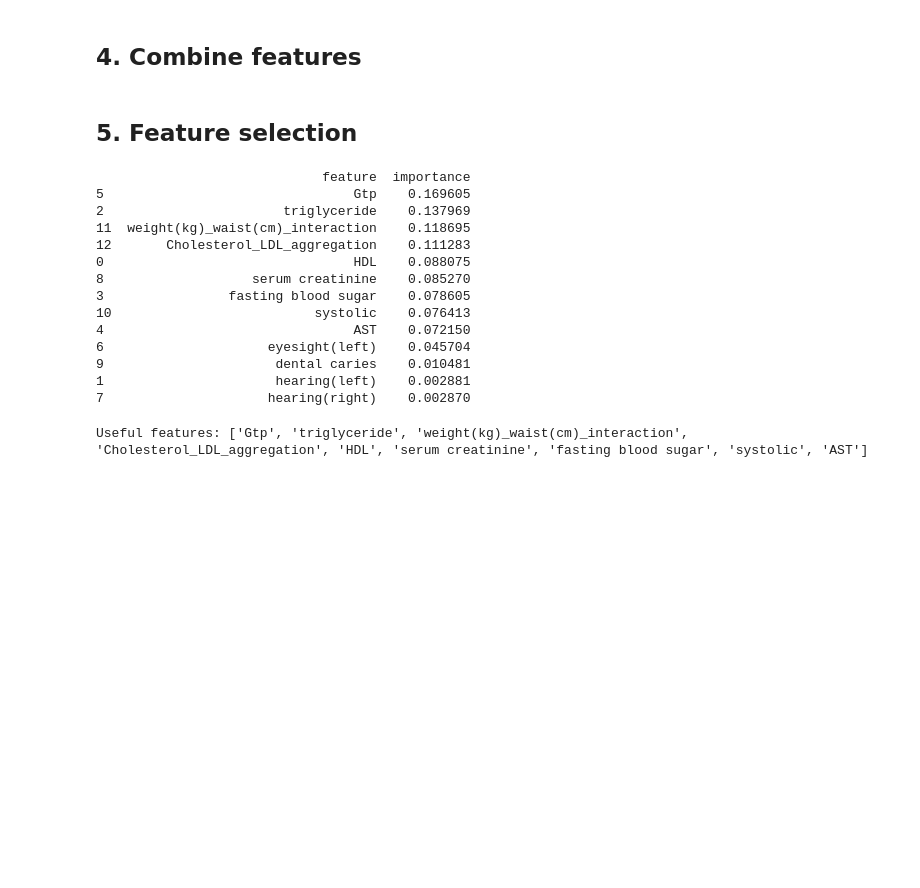
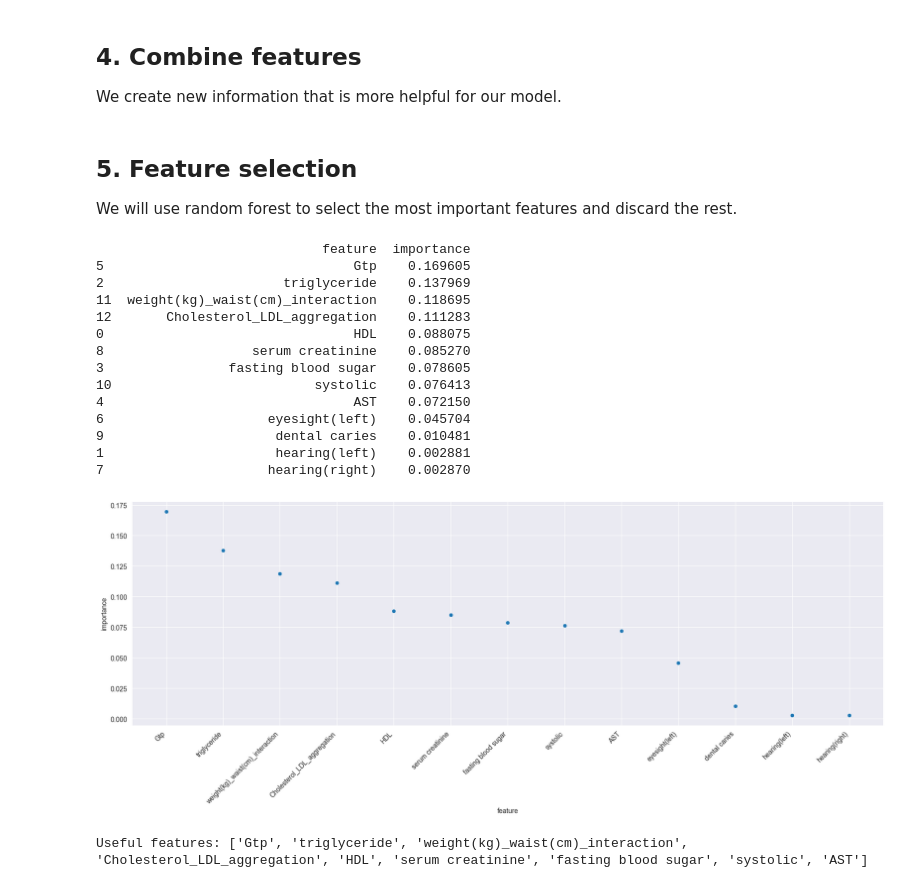
Before and after one commit to Tahker-w-tadmeer/ml3, a Jupyter notebook: explain.ipynb, the cells around one changed output. Saved outputs shown, nothing was run; the diff lists cells and outputs as text; code cells hidden in the pictures; blank space fills up the shorter version.

```diff
--- a/explain.ipynb
+++ b/explain.ipynb
@@ -58,5 +62,6 @@ plot_histograms(all_data, columns, 3)
 # %% [markdown]
 ## 4. Combine features
+We create new information that is more helpful for our model.
 # %%
 weight = "weight(kg)"
 waist = "waist(cm)"
@@ -73,6 +78,7 @@ columns.remove(cholesterol)
 columns.remove(ldl)
 # %% [markdown]
 ## 5. Feature selection
+We will use random forest to select the most important features and discard the rest.
 # %%
 from sklearn.ensemble import RandomForestClassifier
 
@@ -84,22 +89,31 @@ feature_importance = model.feature_importances_
 feature_importance = pd.DataFrame({'feature': columns, 'importance': feature_importance})
 feature_importance = feature_importance.sort_values(by='importance', ascending=False)
 # %%
+import seaborn as sns
+import matplotlib.pyplot as plt
+
 print(feature_importance)
+
+plt.figure(figsize=(20, 6))
+scatter_plot = sns.scatterplot(feature_importance, x='feature', y='importance')
+scatter_plot.set_xticklabels(scatter_plot.get_xticklabels(), rotation=45, ha='right')
+plt.show()
 # %% [output]
                              feature  importance
 5                                Gtp    0.169605
 2                       triglyceride    0.137969
 11  weight(kg)_waist(cm)_interaction    0.118695
 12       Cholesterol_LDL_aggregation    0.111283
 0                                HDL    0.088075
 8                   serum creatinine    0.085270
 3                fasting blood sugar    0.078605
 10                          systolic    0.076413
 4                                AST    0.072150
 6                     eyesight(left)    0.045704
 9                      dental caries    0.010481
 1                      hearing(left)    0.002881
 7                     hearing(right)    0.002870
+[figure, added]
 # %%
 threshold = 0.05
 useful_features = feature_importance[feature_importance['importance'] > threshold]['feature'].tolist()
```
Also changed, not shown: parts of 8 cells of this notebook, 2 other files.
